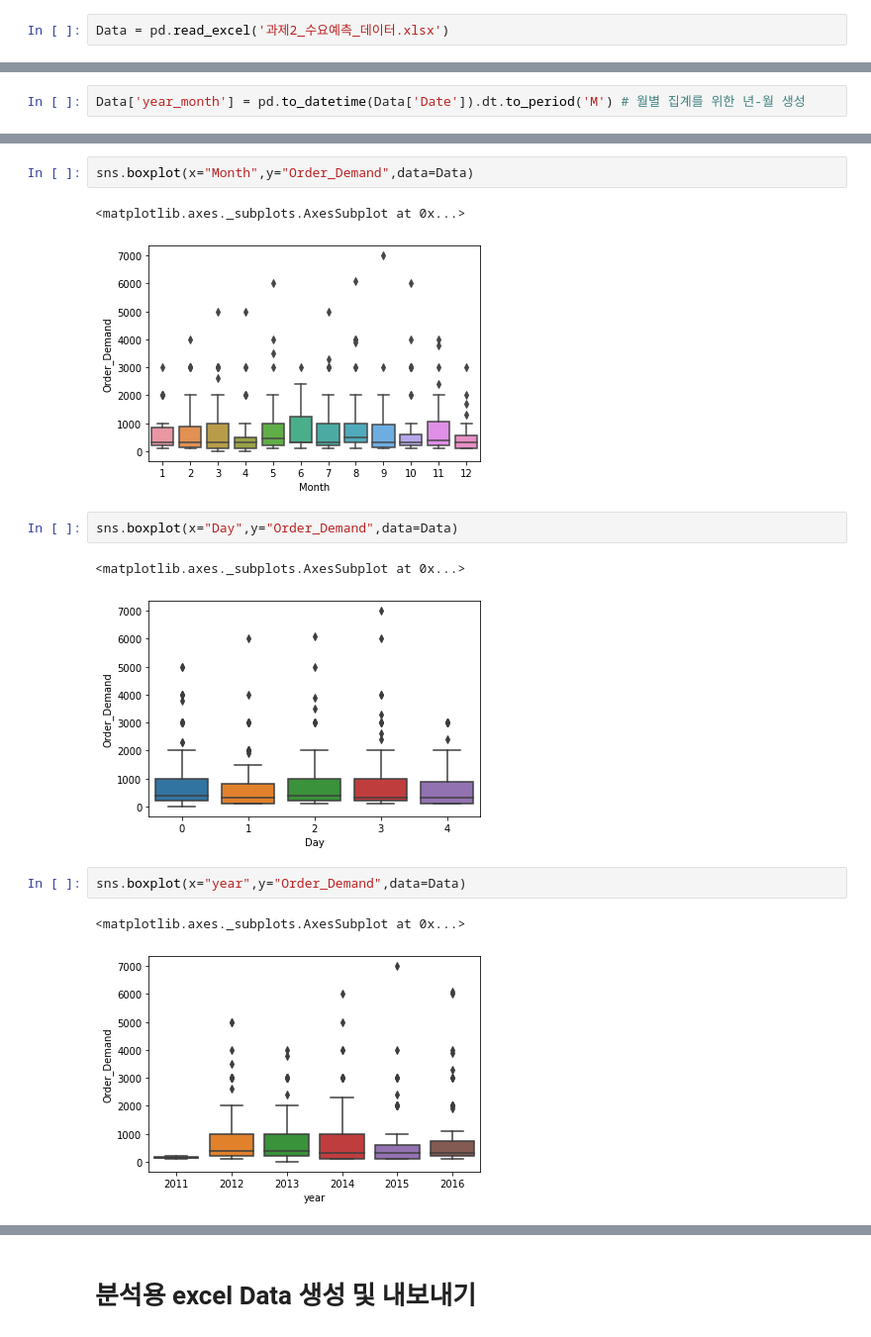
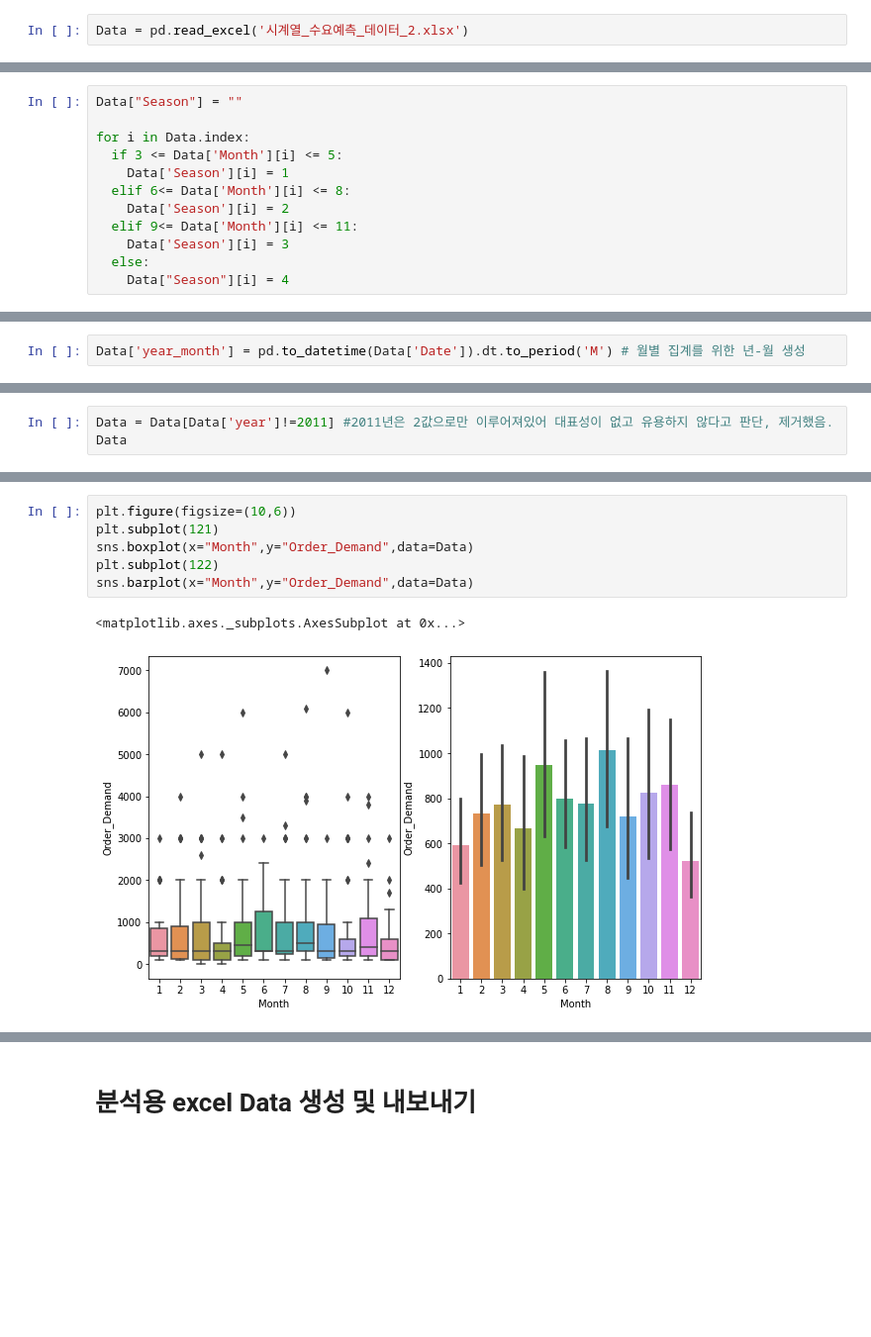
Before and after one commit to HWANG-HOE-SUN/Univ.Project, a Jupyter notebook: SCM_sub2.ipynb, the cells around one changed output, grey strips where cells are left out. Shown at 99% size. Drawn from its saved outputs; the diff is of its cells as text; blank space fills up the shorter version.

```diff
--- a/SCM_sub2.ipynb
+++ b/SCM_sub2.ipynb
@@ -9,7 +9,7 @@ import seaborn as sns
 from scipy import stats
 import math
 # %%
-Data = pd.read_excel('과제2_수요예측_데이터.xlsx')
+Data = pd.read_excel('시계열_수요예측_데이터_2.xlsx')
 # %%
 Data['Date'].value_counts() #한날에 수요정보 여러개 있는건 뭐지? 창고다른건 여러개 있다쳐도.
 # %% [output]
@@ -60,3 +60,15 @@ Data[Data['Order_Demand']<0] # 입력실수라 가정,+로하거나 빼거나 0
 Data["Day"]=Data["Date"].dt.dayofweek # 요일
 Data['Month'] = Data['Date'].dt.month # 월
 Data['year'] = Data['Date'].dt.year # 년도
+# %%
+Data["Season"] = ""
+
+for i in Data.index:
+  if 3 <= Data['Month'][i] <= 5:
+    Data['Season'][i] = 1
+  elif 6<= Data['Month'][i] <= 8:
+    Data['Season'][i] = 2
+  elif 9<= Data['Month'][i] <= 11:
+    Data['Season'][i] = 3
+  else:
+    Data["Season"][i] = 4
@@ -80,0 +94,3 @@ Data
+# %%
+Data = Data[Data['year']!=2011] #2011년은 2값으로만 이루어져있어 대표성이 없고 유용하지 않다고 판단, 제거했음.
+Data
@@ -89,16 +119,10 @@ Data['Day'].value_counts() # 월~금 평일에만 장사한다.(수요발생)
 Name: Day, dtype: int64
-# %%
-sns.boxplot(x="Month",y="Order_Demand",data=Data)
-# %% [output]
-<matplotlib.axes._subplots.AxesSubplot at 0x...>
-[figure, removed]
-# %%
-sns.boxplot(x="Day",y="Order_Demand",data=Data)
-# %% [output]
-<matplotlib.axes._subplots.AxesSubplot at 0x...>
-[figure, removed]
-# %%
-sns.boxplot(x="year",y="Order_Demand",data=Data)
-# %% [output]
-<matplotlib.axes._subplots.AxesSubplot at 0x...>
-[figure, removed]
+# %%
+plt.figure(figsize=(10,6))
+plt.subplot(121)
+sns.boxplot(x="Month",y="Order_Demand",data=Data)
+plt.subplot(122)
+sns.barplot(x="Month",y="Order_Demand",data=Data)
+# %% [output]
+<matplotlib.axes._subplots.AxesSubplot at 0x...>
+[figure, added]
```
Also changed, not shown: parts of 28 cells of this notebook.
